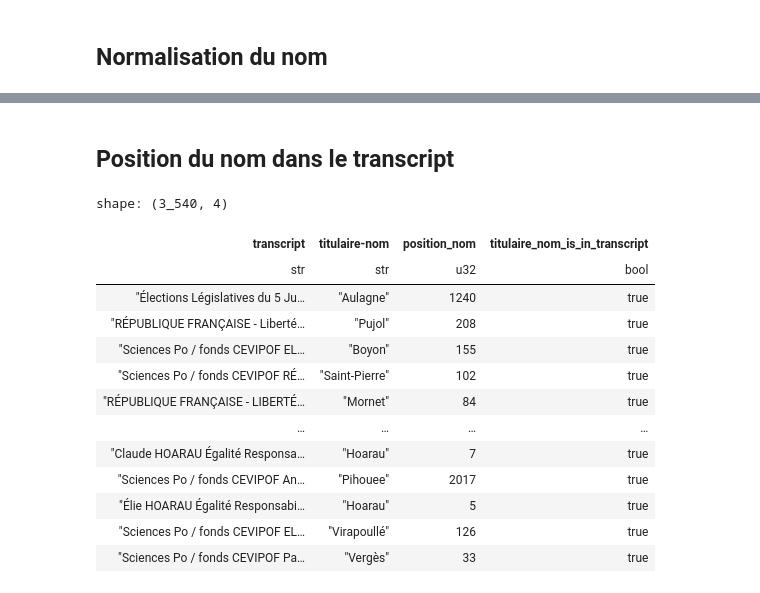
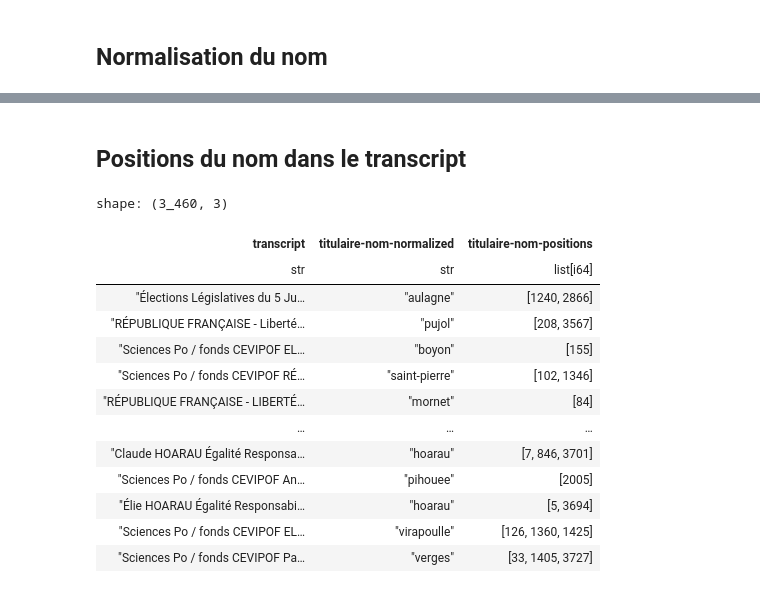
Before and after one commit to slithiaote/2026_NLP_project, a Jupyter notebook: Main.ipynb, the cells around one changed output, grey strips where cells are left out. Drawn from its saved outputs; the diff is of its cells as text; code cells hidden in the pictures.

```diff
--- a/Main.ipynb
+++ b/Main.ipynb
@@ -90,3 +103,3 @@ shape: (3, 2)
 # %% [markdown]
-## Position du nom dans le transcript
+## Positions du nom dans le transcript
 # %%
@@ -95,19 +116,19 @@ df = df.with_columns(
 )
-# %%
-df.select(pl.selectors.by_name("transcript","titulaire-nom","position_nom","titulaire_nom_is_in_transcript"))
-# %% [output]
-shape: (3_540, 4)
-| transcript | titulaire-nom | position_nom | titulaire_nom_is_in_transcript |
-| str | str | u32 | bool |
-| "Élections Législatives du 5 Ju… | "Aulagne" | 1240 | true |
-| "RÉPUBLIQUE FRANÇAISE - Liberté… | "Pujol" | 208 | true |
-| "Sciences Po / fonds CEVIPOF EL… | "Boyon" | 155 | true |
-| "Sciences Po / fonds CEVIPOF RÉ… | "Saint-Pierre" | 102 | true |
-| "RÉPUBLIQUE FRANÇAISE - LIBERTÉ… | "Mornet" | 84 | true |
-| … | … | … | … |
-| "Claude HOARAU Égalité Responsa… | "Hoarau" | 7 | true |
-| "Sciences Po / fonds CEVIPOF An… | "Pihouee" | 2017 | true |
-| "Élie HOARAU Égalité Responsabi… | "Hoarau" | 5 | true |
-| "Sciences Po / fonds CEVIPOF EL… | "Virapoullé" | 126 | true |
-| "Sciences Po / fonds CEVIPOF Pa… | "Vergès" | 33 | true |
+# %%
+df.select(pl.selectors.by_name("transcript","titulaire-nom-normalized","titulaire-nom-positions"))
+# %% [output]
+shape: (3_460, 3)
+| transcript | titulaire-nom-normalized | titulaire-nom-positions |
+| str | str | list[i64] |
+| "Élections Législatives du 5 Ju… | "aulagne" | [1240, 2866] |
+| "RÉPUBLIQUE FRANÇAISE - Liberté… | "pujol" | [208, 3567] |
+| "Sciences Po / fonds CEVIPOF EL… | "boyon" | [155] |
+| "Sciences Po / fonds CEVIPOF RÉ… | "saint-pierre" | [102, 1346] |
+| "RÉPUBLIQUE FRANÇAISE - LIBERTÉ… | "mornet" | [84] |
+| … | … | … |
+| "Claude HOARAU Égalité Responsa… | "hoarau" | [7, 846, 3701] |
+| "Sciences Po / fonds CEVIPOF An… | "pihouee" | [2005] |
+| "Élie HOARAU Égalité Responsabi… | "hoarau" | [5, 3694] |
+| "Sciences Po / fonds CEVIPOF EL… | "virapoulle" | [126, 1360, 1425] |
+| "Sciences Po / fonds CEVIPOF Pa… | "verges" | [33, 1405, 3727] |
 # %%
```
Also changed, not shown: parts of 26 cells of this notebook, 1 other file.
